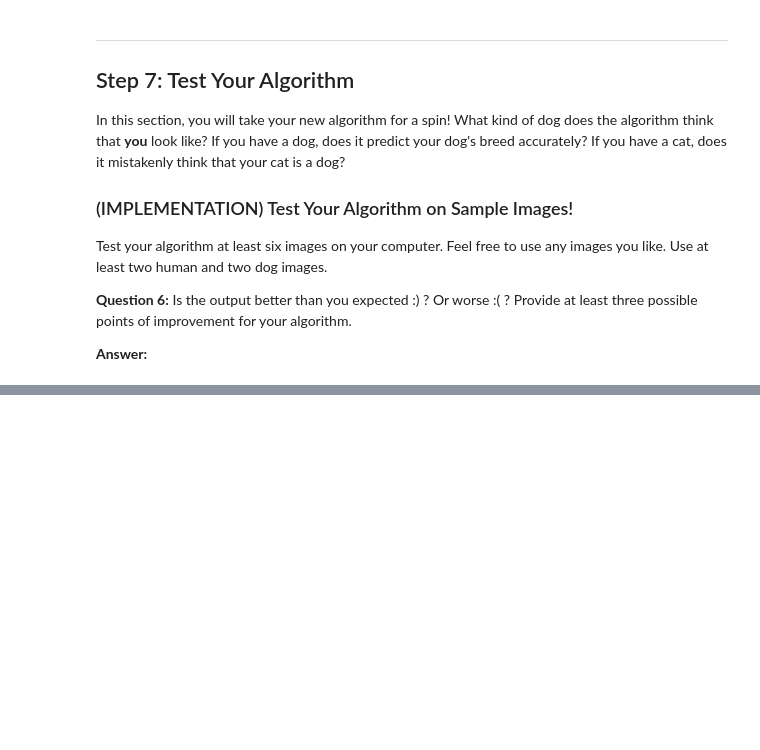
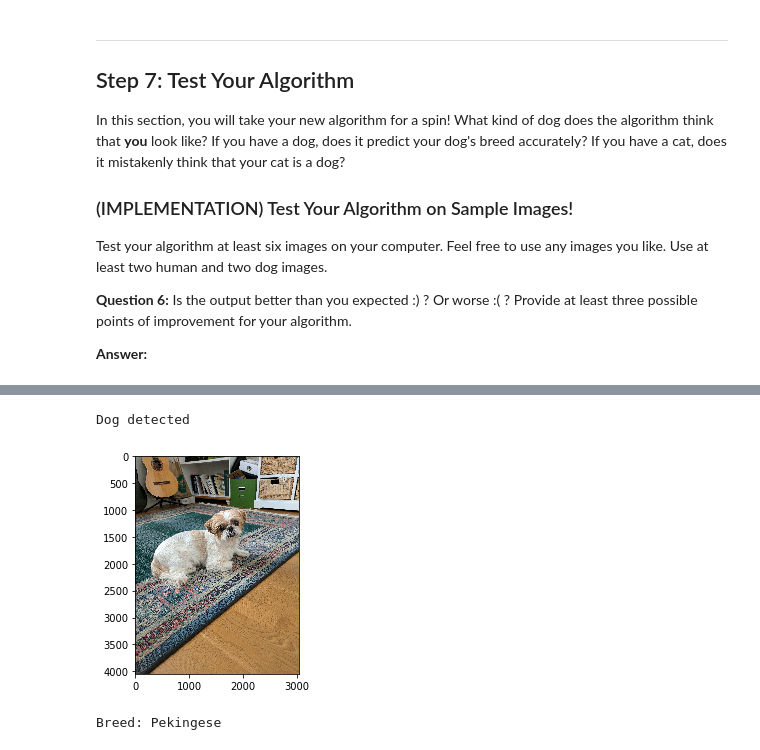
Before and after one commit to karnaker/dog-project, a Jupyter notebook: dog_app.ipynb, the cells around one changed output, grey strips where cells are left out. Drawn from its saved outputs; the diff is of its cells as text; code cells hidden in the pictures; blank space fills up the shorter version.

```diff
--- a/dog_app.ipynb
+++ b/dog_app.ipynb
@@ -785,0 +794,7 @@ Breed: American_water_spaniel
+# %%
+# Dog 1
+dog_breed_determination('myImages/teddy.jpg')
+# %% [output]
+Dog detected
+[figure, added]
+Breed: Pekingese
```
Also changed, not shown: parts of 6 cells of this notebook.
